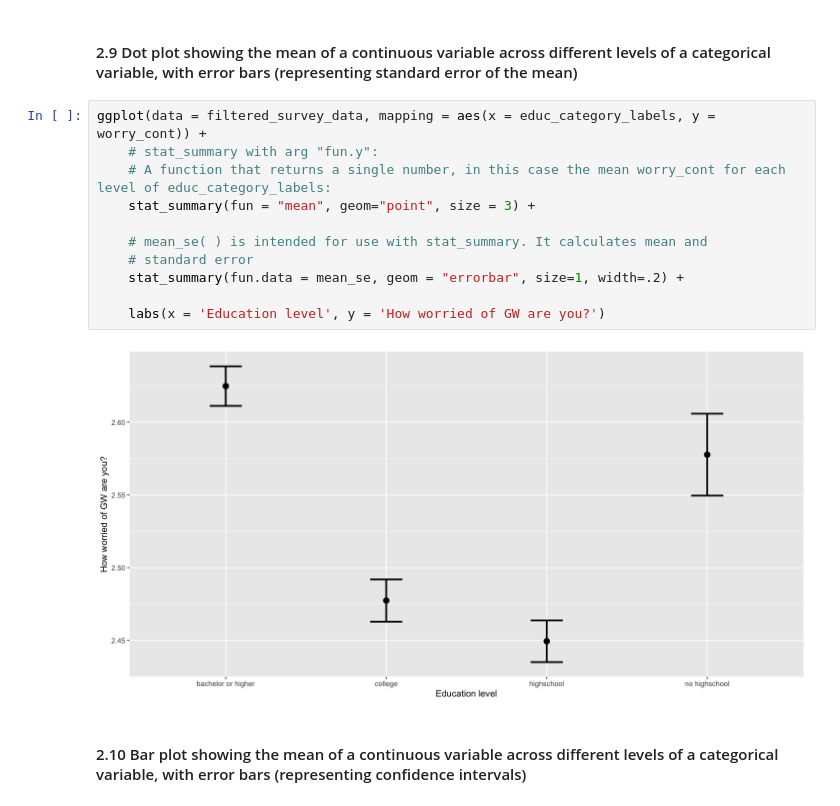
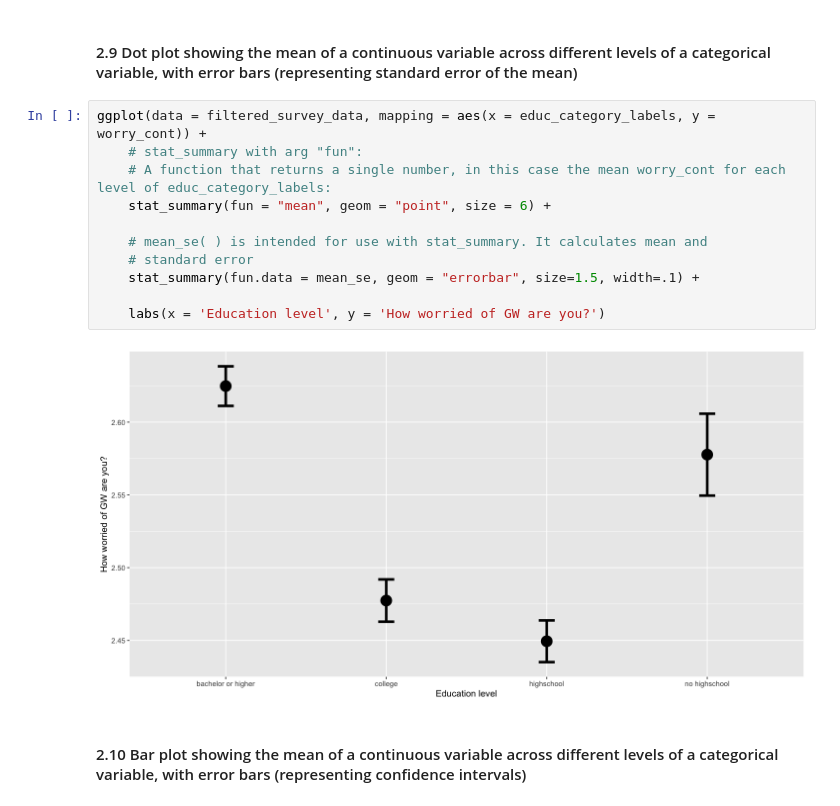
Before and after one commit to ksokratous/r-seminar, a Jupyter notebook: notebooks/wpa3.ipynb, the cells around one changed output. Drawn from its saved outputs; the diff is of its cells as text.

```diff
--- a/notebooks/wpa3.ipynb
+++ b/notebooks/wpa3.ipynb
@@ -275,17 +275,17 @@ ggplot(data = filtered_survey_data, mapping = aes(x = worry_cont, fill = cause_r
 #### 2.9 Dot plot showing the mean of a continuous variable across different levels of a categorical variable, with error bars (representing standard error of the mean)
 # %%
 ggplot(data = filtered_survey_data, mapping = aes(x = educ_category_labels, y = worry_cont)) +
-    # stat_summary with arg "fun.y":
+    # stat_summary with arg "fun":
     # A function that returns a single number, in this case the mean worry_cont for each level of educ_category_labels:
-    stat_summary(fun = "mean", geom="point", size = 3) +
+    stat_summary(fun = "mean", geom = "point", size = 6) +
 
     # mean_se( ) is intended for use with stat_summary. It calculates mean and
     # standard error
-    stat_summary(fun.data = mean_se, geom = "errorbar", size=1, width=.2) +
+    stat_summary(fun.data = mean_se, geom = "errorbar", size=1.5, width=.1) +
 
     labs(x = 'Education level', y = 'How worried of GW are you?')
 # %% [output]
-[figure, old version]
+[figure, new version]
 # %% [markdown]
 #### 2.10 Bar plot showing the mean of a continuous variable across different levels of a categorical variable, with error bars (representing confidence intervals)
 # %%
```
Also changed, not shown: parts of 3 cells of this notebook, 3 other files.
